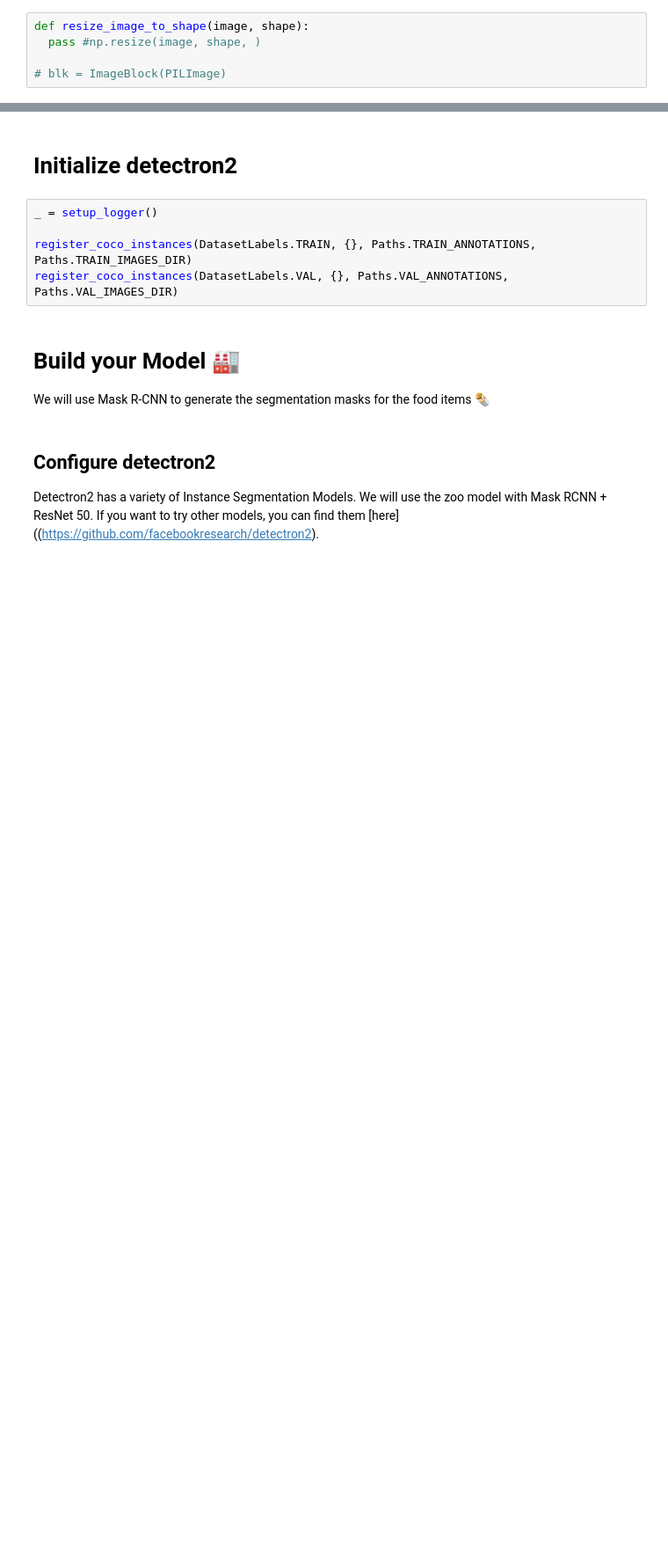
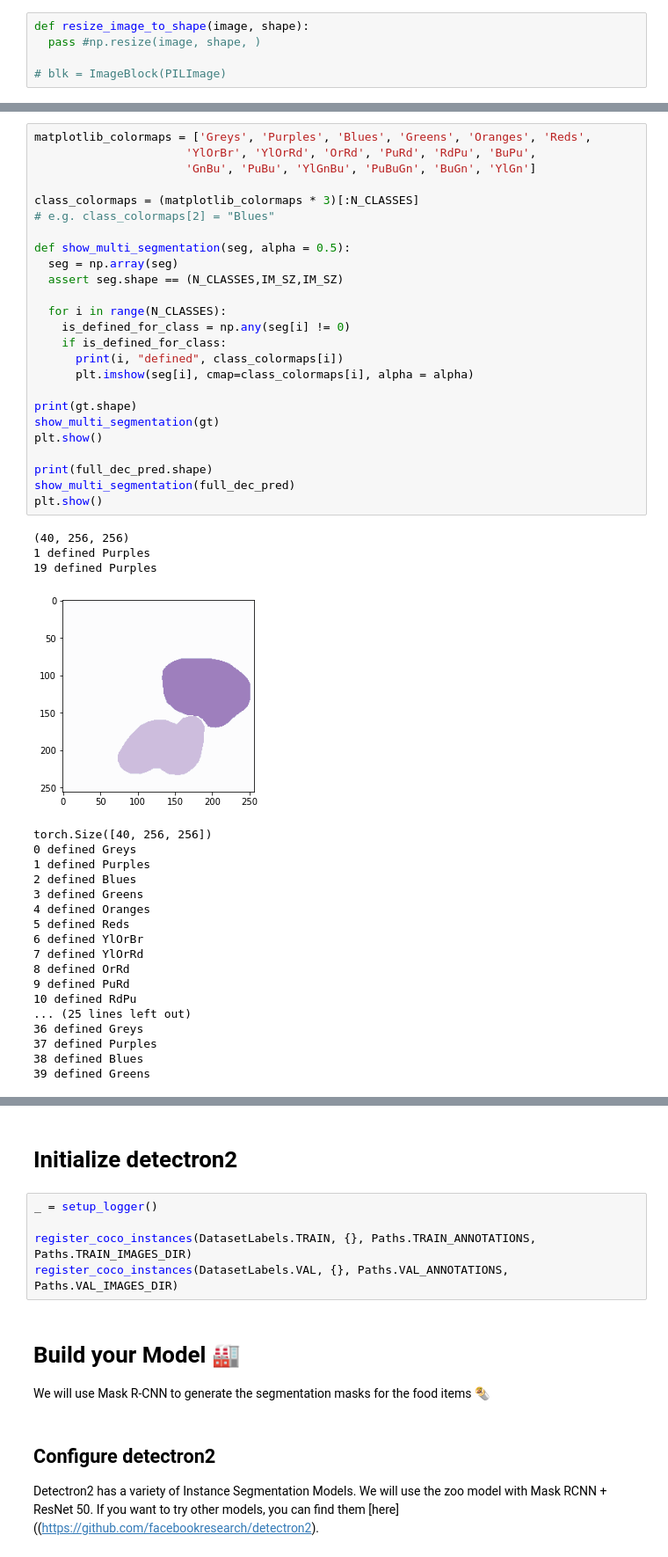
Before and after one commit to GollyTicker/Food-Recognition-Challenge, a Jupyter notebook: Starter_Kit.ipynb, the cells around one changed output, grey strips where cells are left out. Shown: that part at 88% size. Drawn from its saved outputs; the diff is of its cells as text; blank space fills up the shorter version.

```diff
--- a/Starter_Kit.ipynb
+++ b/Starter_Kit.ipynb
@@ -663,0 +718,47 @@ if False:
+# %%
+matplotlib_colormaps = ['Greys', 'Purples', 'Blues', 'Greens', 'Oranges', 'Reds',
+                      'YlOrBr', 'YlOrRd', 'OrRd', 'PuRd', 'RdPu', 'BuPu',
+                      'GnBu', 'PuBu', 'YlGnBu', 'PuBuGn', 'BuGn', 'YlGn']
+
+class_colormaps = (matplotlib_colormaps * 3)[:N_CLASSES]
+# e.g. class_colormaps[2] = "Blues"
+
+def show_multi_segmentation(seg, alpha = 0.5):
+  seg = np.array(seg)
+  assert seg.shape == (N_CLASSES,IM_SZ,IM_SZ)
+
+  for i in range(N_CLASSES):
+    is_defined_for_class = np.any(seg[i] != 0)
+    if is_defined_for_class:
+      print(i, "defined", class_colormaps[i])
+      plt.imshow(seg[i], cmap=class_colormaps[i], alpha = alpha)
+
+print(gt.shape)
+show_multi_segmentation(gt)
+plt.show()
+
+print(full_dec_pred.shape)
+show_multi_segmentation(full_dec_pred)
+plt.show()
+# %% [output]
+(40, 256, 256)
+1 defined Purples
+19 defined Purples
+[figure, added]
+torch.Size([40, 256, 256])
+0 defined Greys
+1 defined Purples
+2 defined Blues
+3 defined Greens
+4 defined Oranges
+5 defined Reds
+6 defined YlOrBr
+7 defined YlOrRd
+8 defined OrRd
+9 defined PuRd
+10 defined RdPu
+... (25 lines left out)
+36 defined Greys
+37 defined Purples
+38 defined Blues
+39 defined Greens
```
Also changed, not shown: parts of 17 cells of this notebook.
